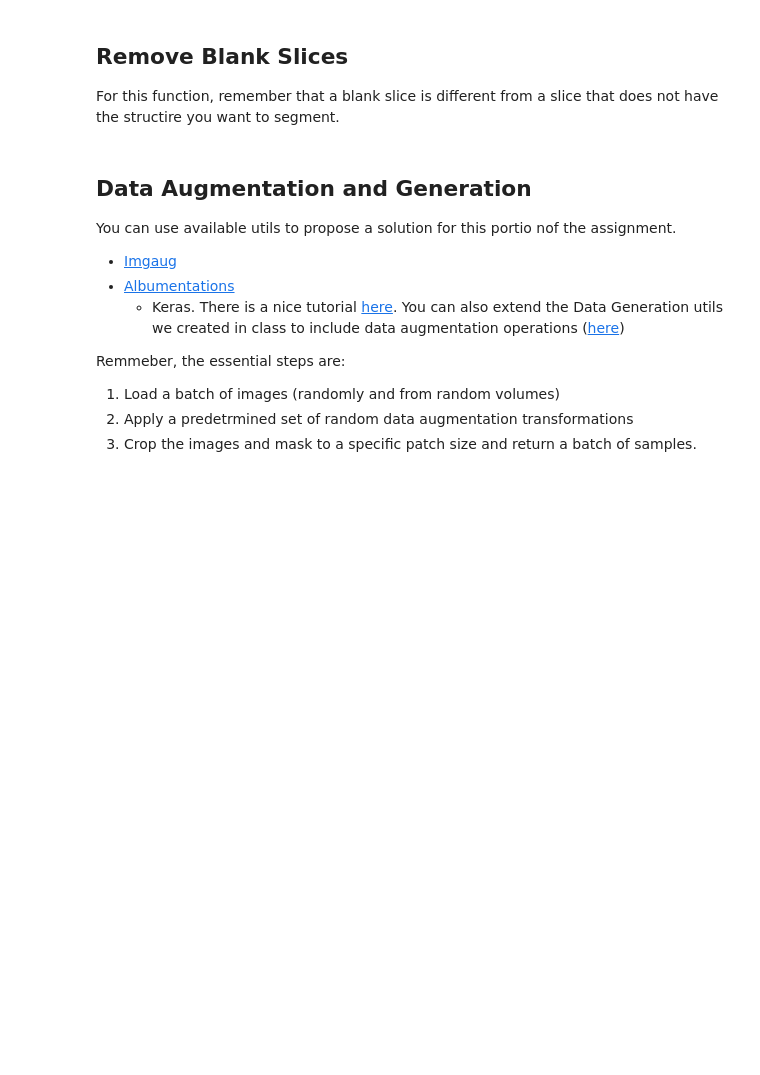
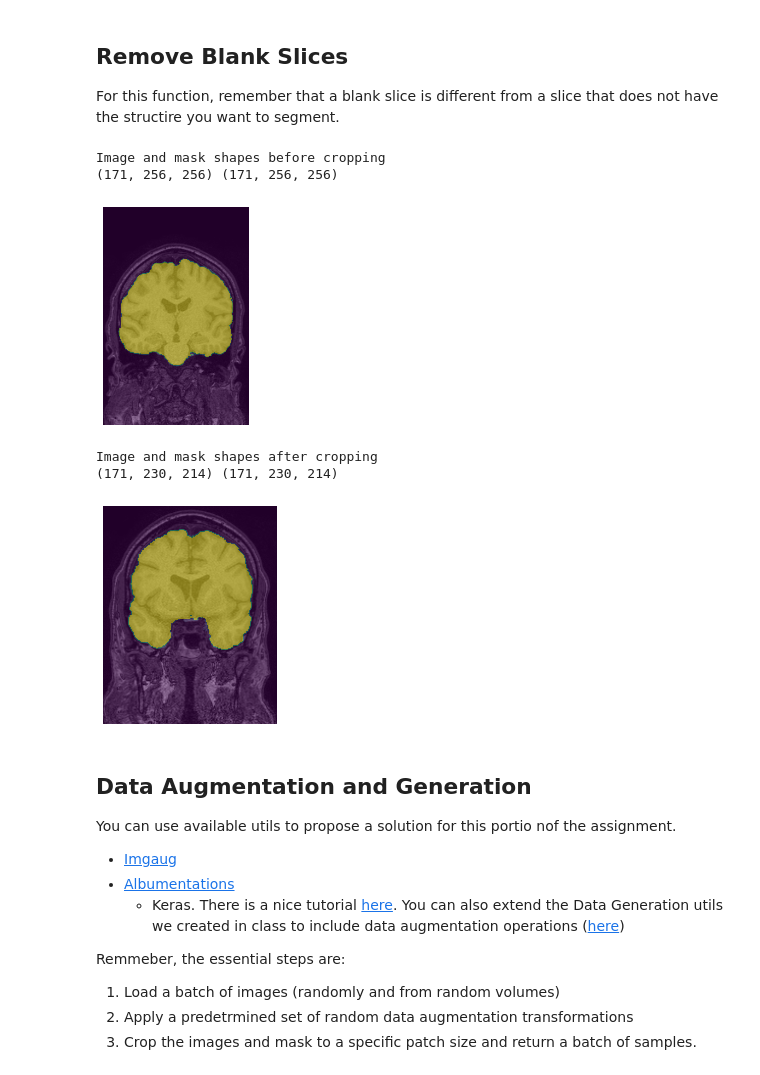
Before and after one commit to ParisaSaat/ENSF619, a Jupyter notebook: assignment-03/assignment03.ipynb, the cells around one changed output. Drawn from its saved outputs; the diff is of its cells as text; code cells hidden in the pictures; blank space fills up the shorter version.

```diff
--- a/assignment-03/assignment03.ipynb
+++ b/assignment-03/assignment03.ipynb
@@ -22,40 +22,54 @@ More details about the assessment are available in the rubric document in the cl
 ## Remove Blank Slices
 
 For this function, remember that a blank slice is different from a slice that does not have the structire you want to segment.
-# %%
-import numpy as np
-import nibabel as nib
-import matplotlib.pylab as plt
-
-def remove_blank_slices(img,mask):
-    """
-    Function to remove blank slices
-    """
-    img_cropped = img
-    mask_cropped = mask
-    return img_cropped,mask_cropped
+# %%
+import matplotlib.pylab as plt
+import nibabel as nib
+import numpy as np
+
+
+def remove_blank_slices(img, mask):
+    """
+    Function to remove blank slices
+    """
+    normalized_img = (img - np.mean(img)) / np.std(img)
+    theta = 0.1
+    indices = np.where(normalized_img > theta)
+    img_cropped = img[np.min(indices[0]):np.max(indices[0]) + 1, np.min(indices[1]):np.max(indices[1]) + 1,
+                  np.min(indices[2]):np.max(indices[2]) + 1]
+    mask_cropped = mask[np.min(indices[0]):np.max(indices[0]) + 1, np.min(indices[1]):np.max(indices[1]) + 1,
+                   np.min(indices[2]):np.max(indices[2]) + 1]
+    return img_cropped, mask_cropped
 # %%
 data = nib.load("CC0001_philips_15_55_M.nii.gz").get_fdata()
 mask = nib.load("CC0001_philips_15_55_M_staple.nii.gz").get_fdata()
 
 print("Image and mask shapes before cropping")
 print(data.shape, mask.shape)
 
-
 plt.figure()
-plt.imshow(data[-1], cmap = "gray")
-plt.imshow(mask[-1], alpha = 0.5)
+plt.imshow(np.rot90(data[:, 119]), cmap="gray")
+plt.imshow(np.rot90(mask[:, 119]), alpha=0.5)
+plt.axis("off")
 plt.show()
 
-data_cropped, mask_cropped = remove_blank_slices(data ,mask)
+data_cropped, mask_cropped = remove_blank_slices(data, mask)
 
 print("Image and mask shapes after cropping")
 print(data_cropped.shape, mask_cropped.shape)
 
 plt.figure()
-plt.imshow(data_cropped[-1], cmap = "gray")
-plt.imshow(mask_cropped[-1], alpha = 0.5)
+plt.imshow(np.rot90(data_cropped[:, 119]), cmap="gray")
+plt.imshow(np.rot90(mask_cropped[:, 119]), alpha=0.5)
+plt.axis("off")
 plt.show()
+# %% [output]
+Image and mask shapes before cropping
+(171, 256, 256) (171, 256, 256)
+[figure, added]
+Image and mask shapes after cropping
+(171, 230, 214) (171, 230, 214)
+[figure, added]
 # %% [markdown]
 ## Data Augmentation and Generation
 
```
Also changed, not shown: parts of 4 cells of this notebook, 33 other files.
